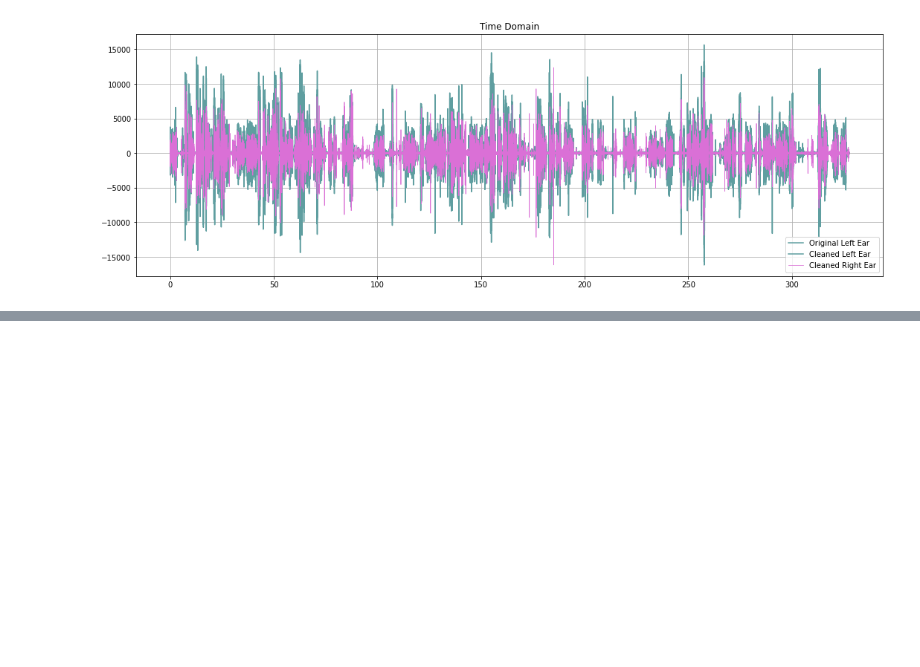
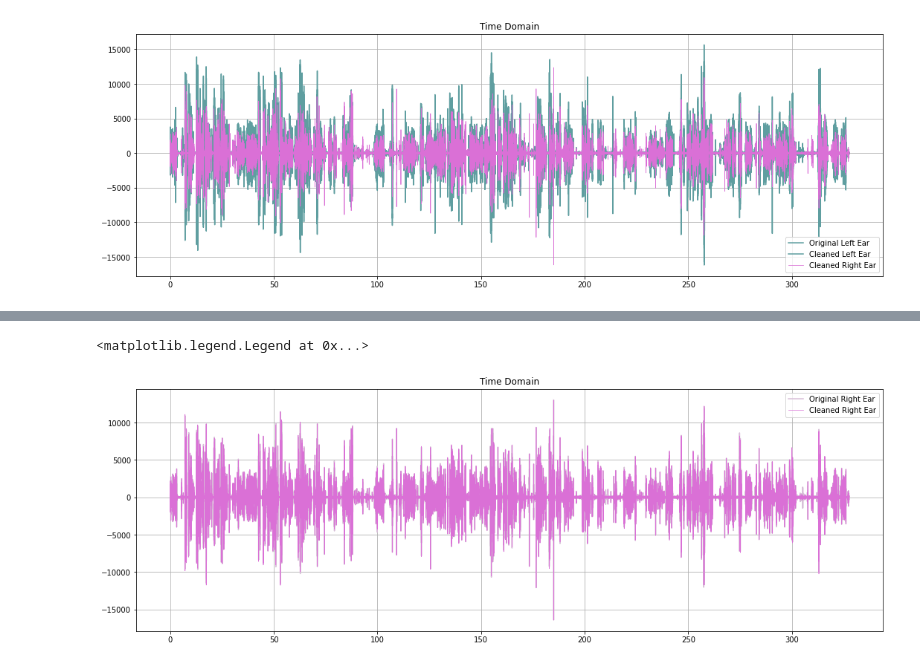
Before and after one commit to suhavni/ssm, a Jupyter notebook: Homework/Homework 3.5.ipynb, the cells around one changed output, grey strips where cells are left out. Saved outputs shown, nothing was run; the diff lists cells and outputs as text; code cells hidden in the pictures; blank space fills up the shorter version.

```diff
--- a/Homework/Homework 3.5.ipynb
+++ b/Homework/Homework 3.5.ipynb
@@ -198,0 +215,14 @@ wavfile.write('audio/hw35-noise-reduction.wav', freq, np.array(cleaned_audio, dt
+# %%
+y_right_cleaned_freq2 = y_right_freq * mask2
+
+cleaned_y_right2 = irfft(y_right_cleaned_freq2)
+plt.figure(figsize=(18,6))
+plt.plot(t, y_right, label='Original Right Ear', color='thistle')
+plt.plot(t, cleaned_y_right2, label='Cleaned Right Ear', color='orchid', lw=0.7)
+
+plt.title('Time Domain')
+plt.grid()
+plt.legend()
+# %% [output]
+<matplotlib.legend.Legend at 0x...>
+[figure, added]
```
Also changed, not shown: parts of 4 cells of this notebook.
